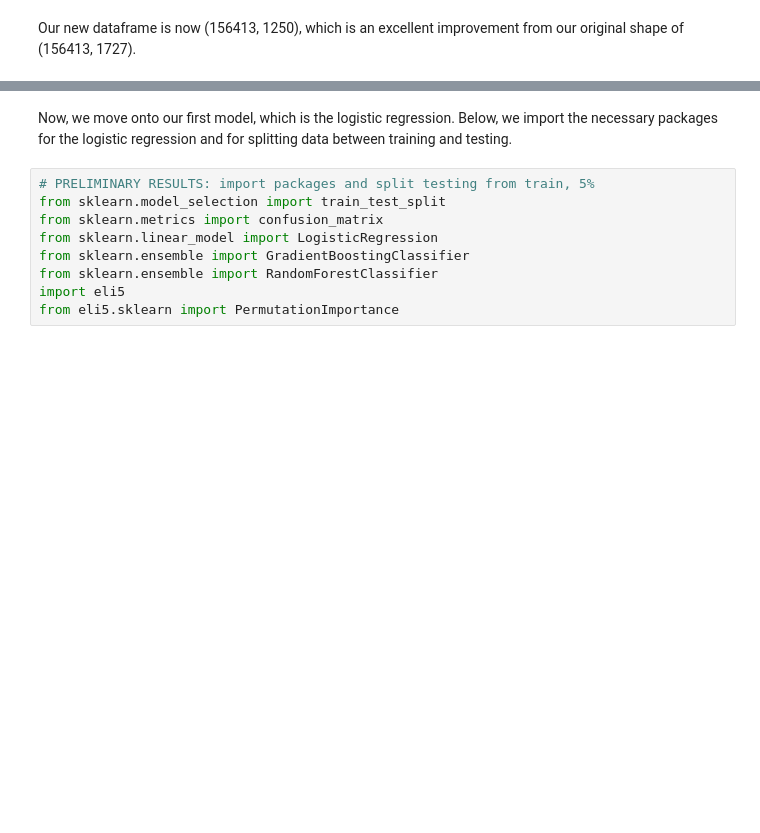
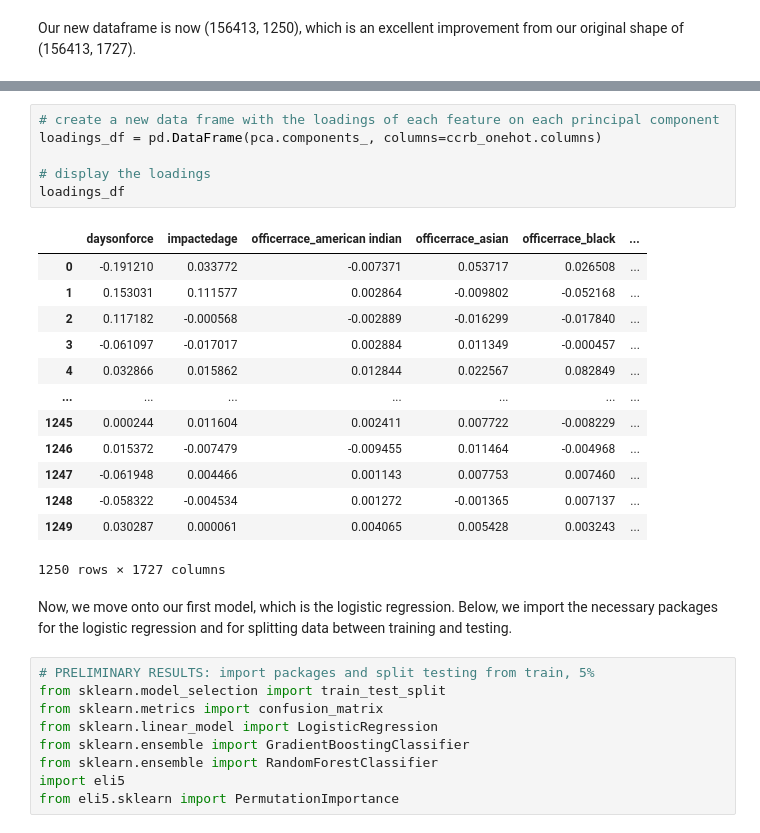
Before and after one commit to COGS118A/Group015-Wi23, a Jupyter notebook: FinalProjectGroup015-Wi23.ipynb, the cells around one changed output, grey strips where cells are left out. Saved outputs shown, nothing was run; the diff lists cells and outputs as text; blank space fills up the shorter version.

```diff
--- a/FinalProjectGroup015-Wi23.ipynb
+++ b/FinalProjectGroup015-Wi23.ipynb
@@ -528,3 +551,23 @@ ccrb_pca.shape
+# %%
+# create a new data frame with the loadings of each feature on each principal component
+loadings_df = pd.DataFrame(pca.components_, columns=ccrb_onehot.columns)
+
+# display the loadings
+loadings_df
+# %% [output]
+|  | daysonforce | impactedage | officerrace_american indian | officerrace_asian | officerrace_black | ... |
+| 0 | -0.191210 | 0.033772 | -0.007371 | 0.053717 | 0.026508 | ... |
+| 1 | 0.153031 | 0.111577 | 0.002864 | -0.009802 | -0.052168 | ... |
+| 2 | 0.117182 | -0.000568 | -0.002889 | -0.016299 | -0.017840 | ... |
+| 3 | -0.061097 | -0.017017 | 0.002884 | 0.011349 | -0.000457 | ... |
+| 4 | 0.032866 | 0.015862 | 0.012844 | 0.022567 | 0.082849 | ... |
+| ... | ... | ... | ... | ... | ... | ... |
+| 1245 | 0.000244 | 0.011604 | 0.002411 | 0.007722 | -0.008229 | ... |
+| 1246 | 0.015372 | -0.007479 | -0.009455 | 0.011464 | -0.004968 | ... |
+| 1247 | -0.061948 | 0.004466 | 0.001143 | 0.007753 | 0.007460 | ... |
+| 1248 | -0.058322 | -0.004534 | 0.001272 | -0.001365 | 0.007137 | ... |
+| 1249 | 0.030287 | 0.000061 | 0.004065 | 0.005428 | 0.003243 | ... |
+1250 rows × 1727 columns
 # %% [markdown]
 Now, we move onto our first model, which is the logistic regression. Below, we import the necessary packages for the logistic regression and for splitting data between training and testing.
 # %%
```
Also changed, not shown: parts of 5 cells of this notebook.
